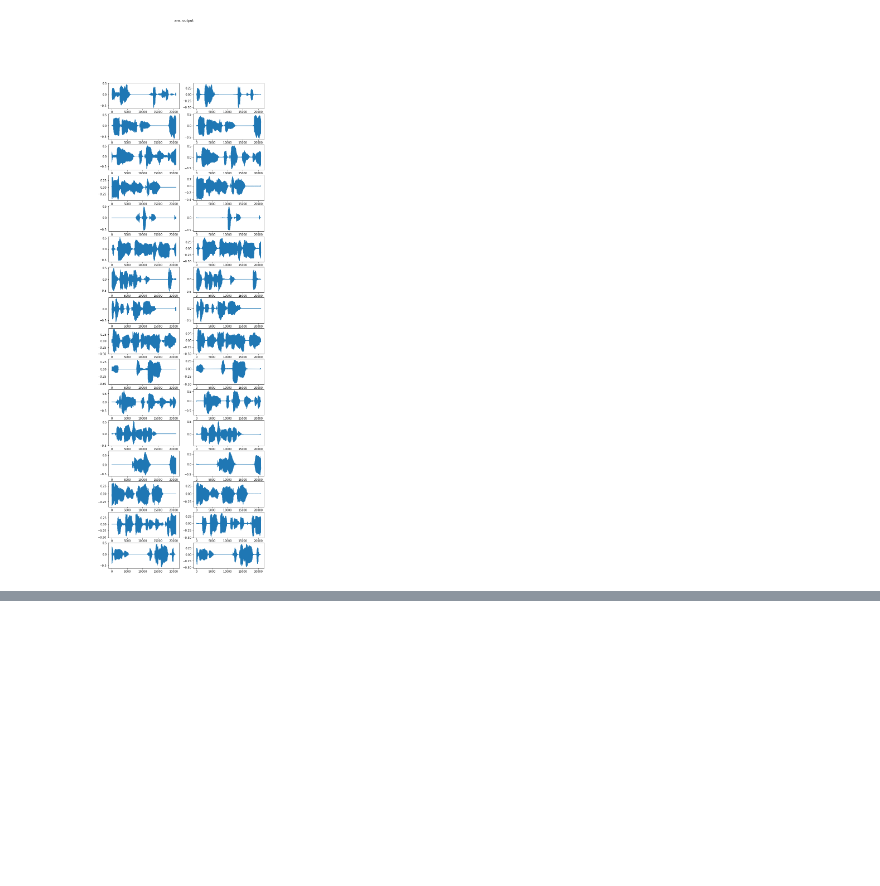
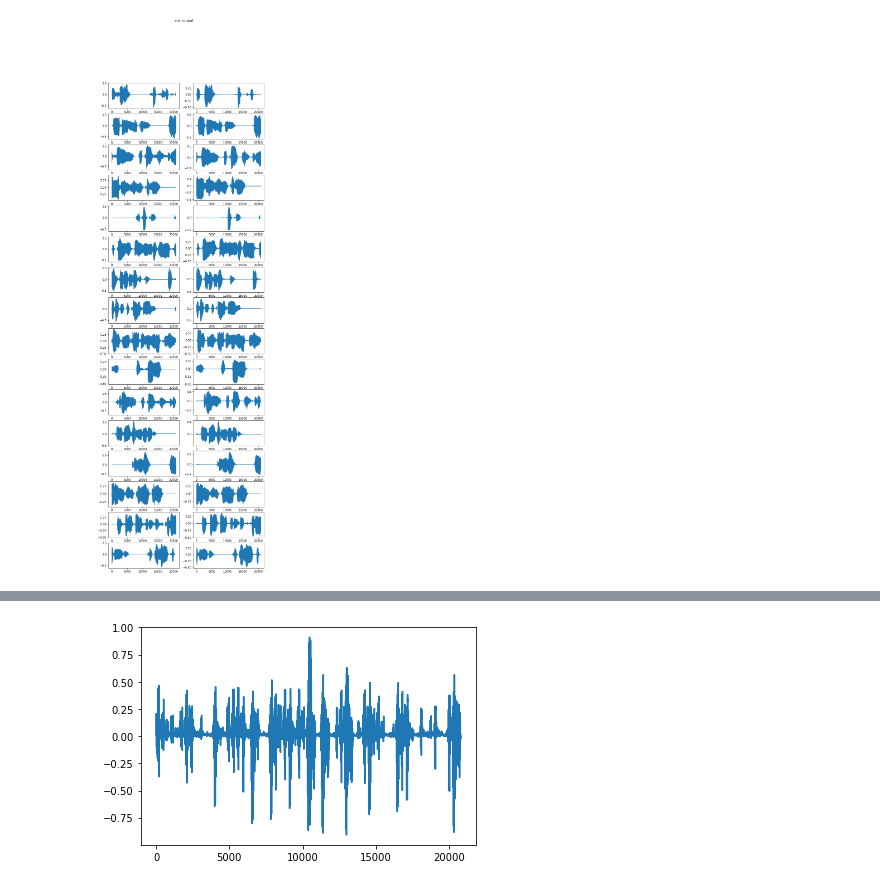
Before and after one commit to Geson-anko/autokikitori6, a Jupyter notebook: WaveAutoEncoder2_train.ipynb, the cells around one changed output, grey strips where cells are left out. Saved outputs shown, nothing was run; the diff lists cells and outputs as text; code cells hidden in the pictures; blank space fills up the shorter version.

```diff
--- a/WaveAutoEncoder2_train.ipynb
+++ b/WaveAutoEncoder2_train.ipynb
@@ -80,3 +82,13 @@ for i in range(len(data)):
     on = name.format(f'out{i}')
     wavfile.write(an,config.frame_rate,data[i].reshape(-1))
     wavfile.write(on,config.frame_rate,out[i].reshape(-1))
+# %%
+with torch.no_grad():
+    dummy = torch.randn(1,64,1,1).repeat(1,1,32,1)
+    dummy = torch.tanh(dummy)
+    output = model.decoder(dummy).cpu().float().squeeze(1).numpy()
+for i in output:
+    plt.plot(i)
+    plt.show()
+# %% [output]
+[figure, added]
```
Also changed, not shown: parts of 2 cells of this notebook, 1 other file.
